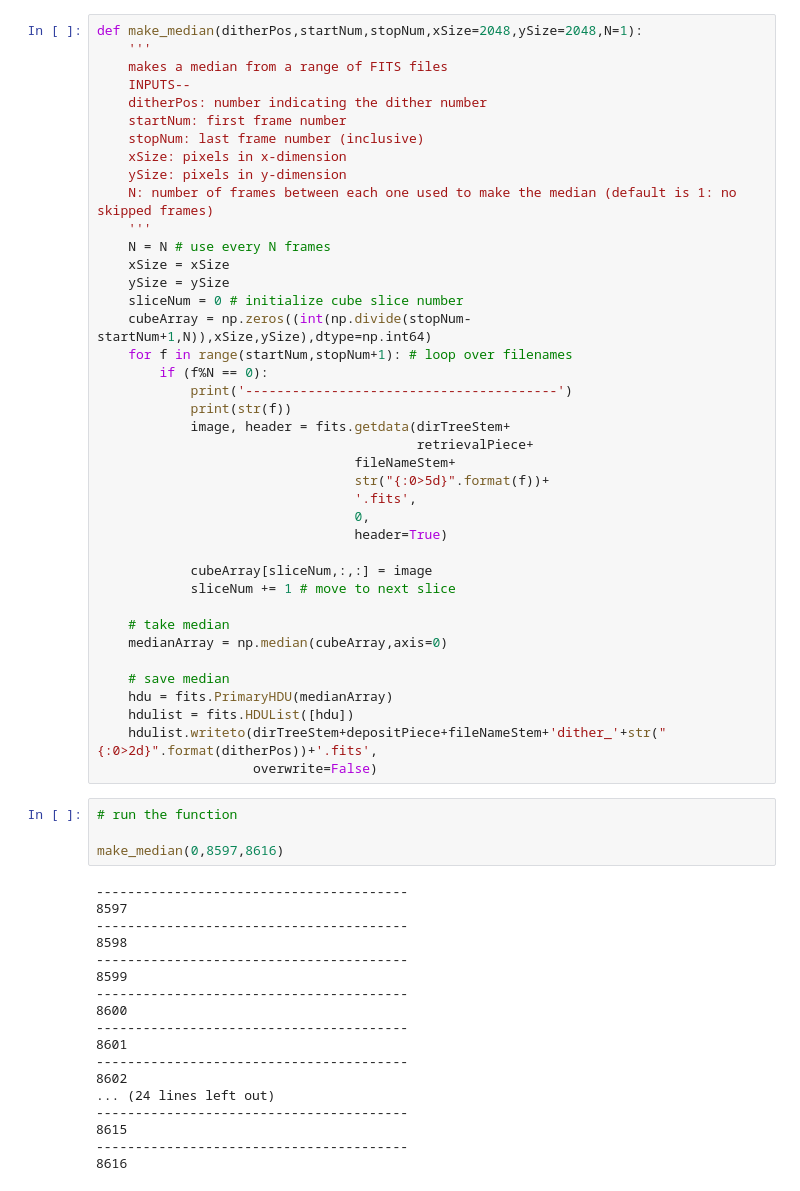
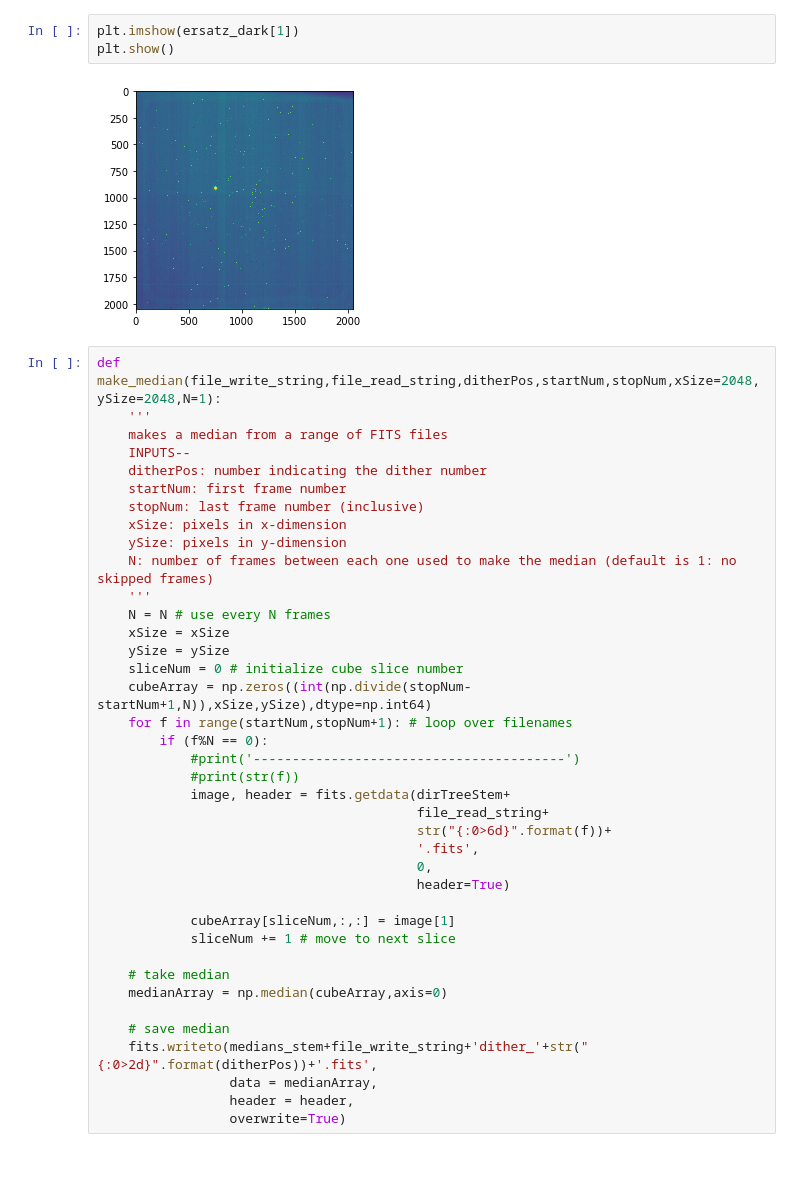
Before and after one commit to mwanakijiji/dewarp, a Jupyter notebook: make_median.ipynb, the cells around one changed output. Drawn from its saved outputs; the diff is of its cells as text; blank space fills up the shorter version.

Commit message:
Added notebook to make trapezium dither medians

```diff
--- a/make_median.ipynb
+++ b/make_median.ipynb
@@ -25,5 +110,10 @@ fileNameStem = ('lm_171106_')
+# %%
+plt.imshow(ersatz_dark[1])
+plt.show()
+# %% [output]
+[figure, added]
 # %%
-def make_median(ditherPos,startNum,stopNum,xSize=2048,ySize=2048,N=1):
+def make_median(file_write_string,file_read_string,ditherPos,startNum,stopNum,xSize=2048,ySize=2048,N=1):
     '''
     makes a median from a range of FITS files
     INPUTS--
@@ -41,46 +131,23 @@ def make_median(ditherPos,startNum,stopNum,xSize=2048,ySize=2048,N=1):
     cubeArray = np.zeros((int(np.divide(stopNum-startNum+1,N)),xSize,ySize),dtype=np.int64)
     for f in range(startNum,stopNum+1): # loop over filenames
         if (f%N == 0):
-            print('----------------------------------------')
-            print(str(f))
+            #print('----------------------------------------')
+            #print(str(f))
             image, header = fits.getdata(dirTreeStem+
-                                         retrievalPiece+
-                                 fileNameStem+
-                                 str("{:0>5d}".format(f))+
-                                 '.fits',
-                                 0,
-                                 header=True)
+                                         file_read_string+
+                                         str("{:0>6d}".format(f))+
+                                         '.fits',
+                                         0,
+                                         header=True)
 
-            cubeArray[sliceNum,:,:] = image
+            cubeArray[sliceNum,:,:] = image[1]
             sliceNum += 1 # move to next slice
 
     # take median
     medianArray = np.median(cubeArray,axis=0)
 
     # save median
-    hdu = fits.PrimaryHDU(medianArray)
-    hdulist = fits.HDUList([hdu])
-    hdulist.writeto(dirTreeStem+depositPiece+fileNameStem+'dither_'+str("{:0>2d}".format(ditherPos))+'.fits',
-                    overwrite=False)
+    fits.writeto(medians_stem+file_write_string+'dither_'+str("{:0>2d}".format(ditherPos))+'.fits',
+                 data = medianArray,
+                 header = header,
+                 overwrite=True)
-# %%
-# run the function
-
-make_median(0,8597,8616)
-# %% [output]
-----------------------------------------
-8597
-----------------------------------------
-8598
-----------------------------------------
-8599
-----------------------------------------
-8600
-----------------------------------------
-8601
-----------------------------------------
-8602
-... (24 lines left out)
-----------------------------------------
-8615
-----------------------------------------
-8616
```
Also changed, not shown: parts of 17 cells of this notebook.
